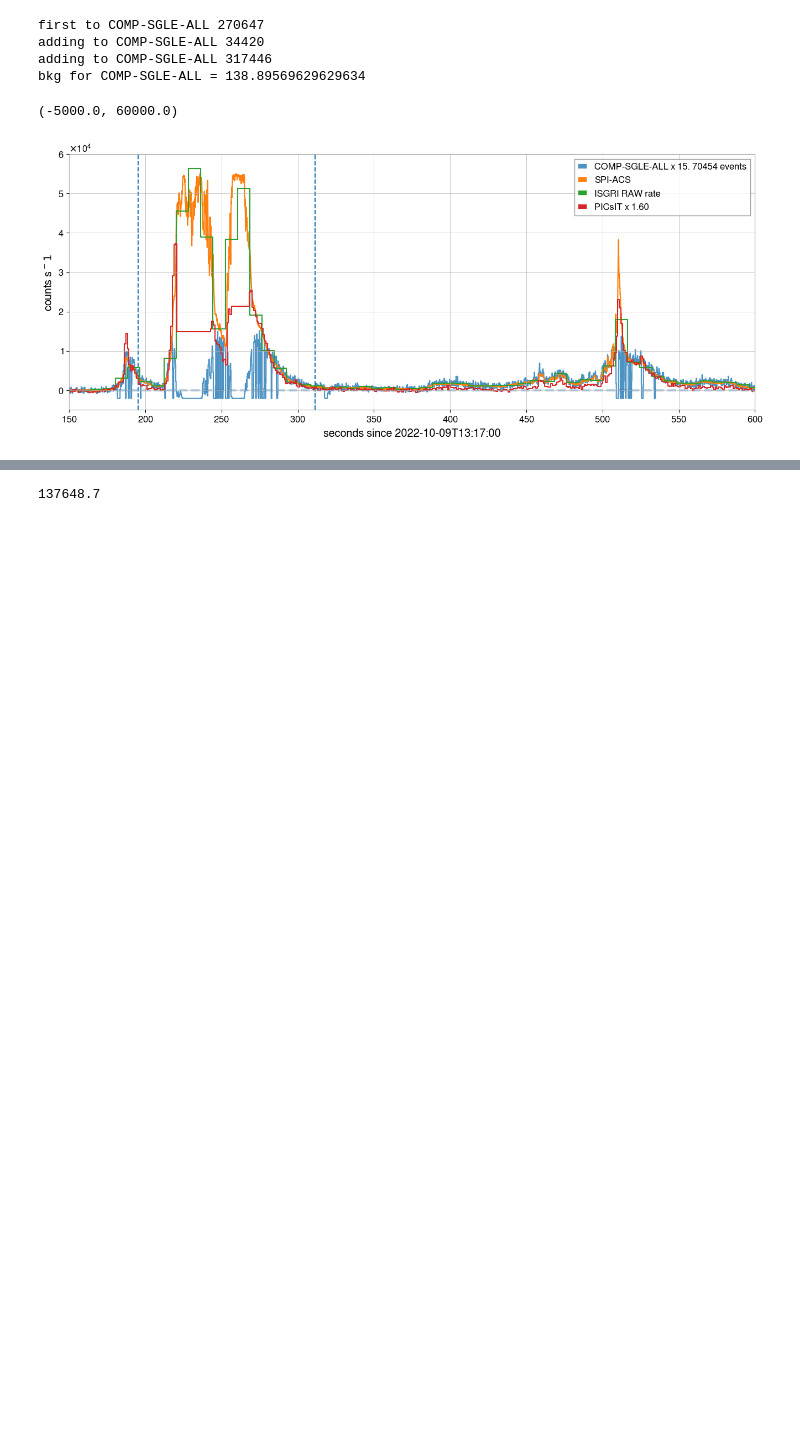
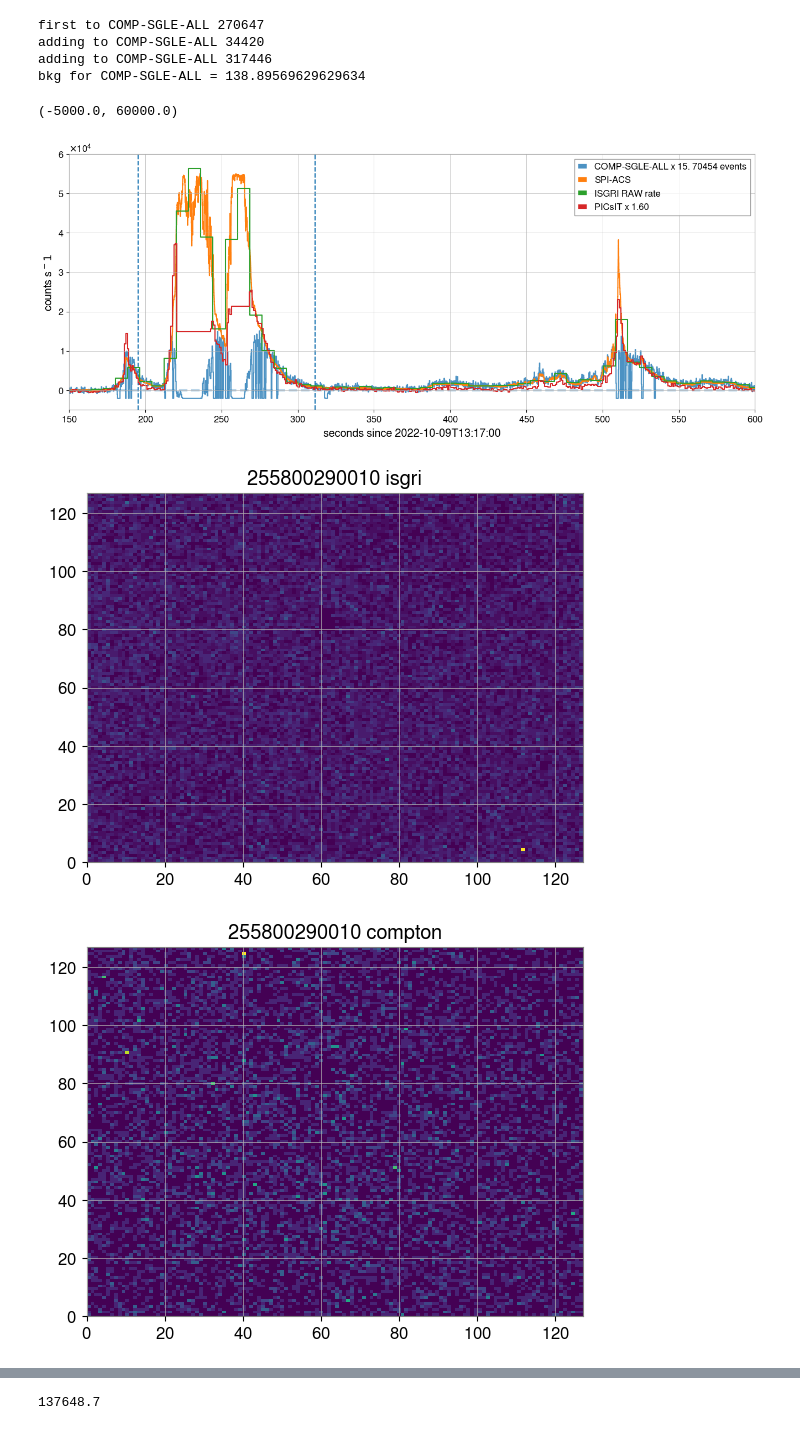
Before and after one commit to volodymyrss/grb221009, a Jupyter notebook: prompt.ipynb, the cells around one changed output, grey strips where cells are left out. Drawn from its saved outputs; the diff is of its cells as text; code cells hidden in the pictures; blank space fills up the shorter version.

```diff
--- a/prompt.ipynb
+++ b/prompt.ipynb
@@ -387,3 +387,17 @@ adding to COMP-SGLE-ALL 317446
 bkg for COMP-SGLE-ALL = 138.89569629629634
 (-5000.0, 60000.0)
 [figure]
+# %%
+
+for scwid in isgri_event_file.keys():
+    for d, n in [(isgri_event_file[scwid][3].data, 'isgri'), (compton_event_file[scwid]['COMP-SGLE-ALL'].data, 'compton')]:
+        plt.figure()
+
+        m = d['TIME'] > T0_ijd + 150./3600./24
+        m &= d['TIME'] < T0_ijd + 550/3600./24
+
+        _ = plt.hist2d(d['ISGRI_Y'][m], d['ISGRI_Z'][m], (128, 128))
+        plt.title(f"{scwid} {n}")
+# %% [output]
+[figure, added]
+[figure, added]
```
Also changed, not shown: parts of 2 cells of this notebook, 3 other files.
